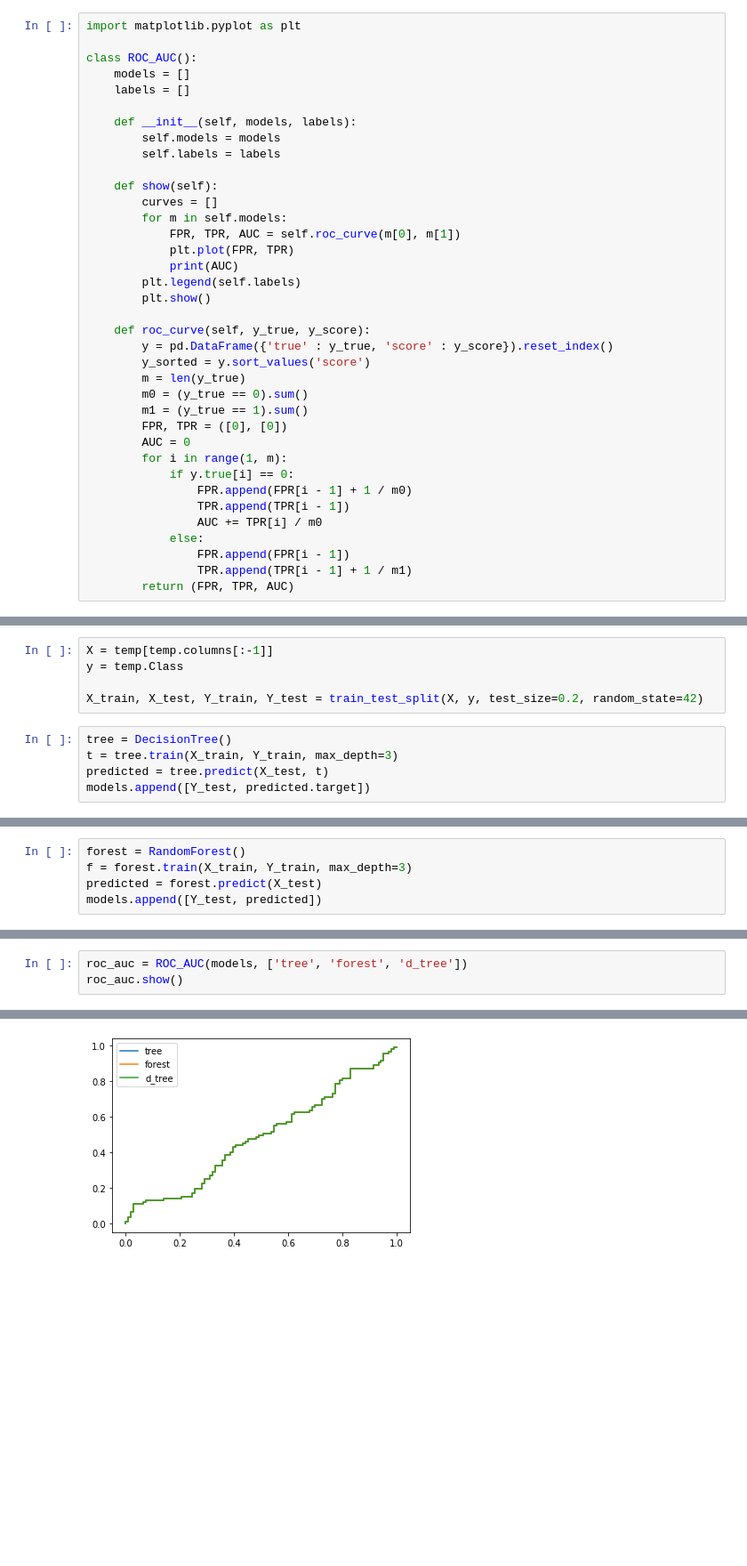
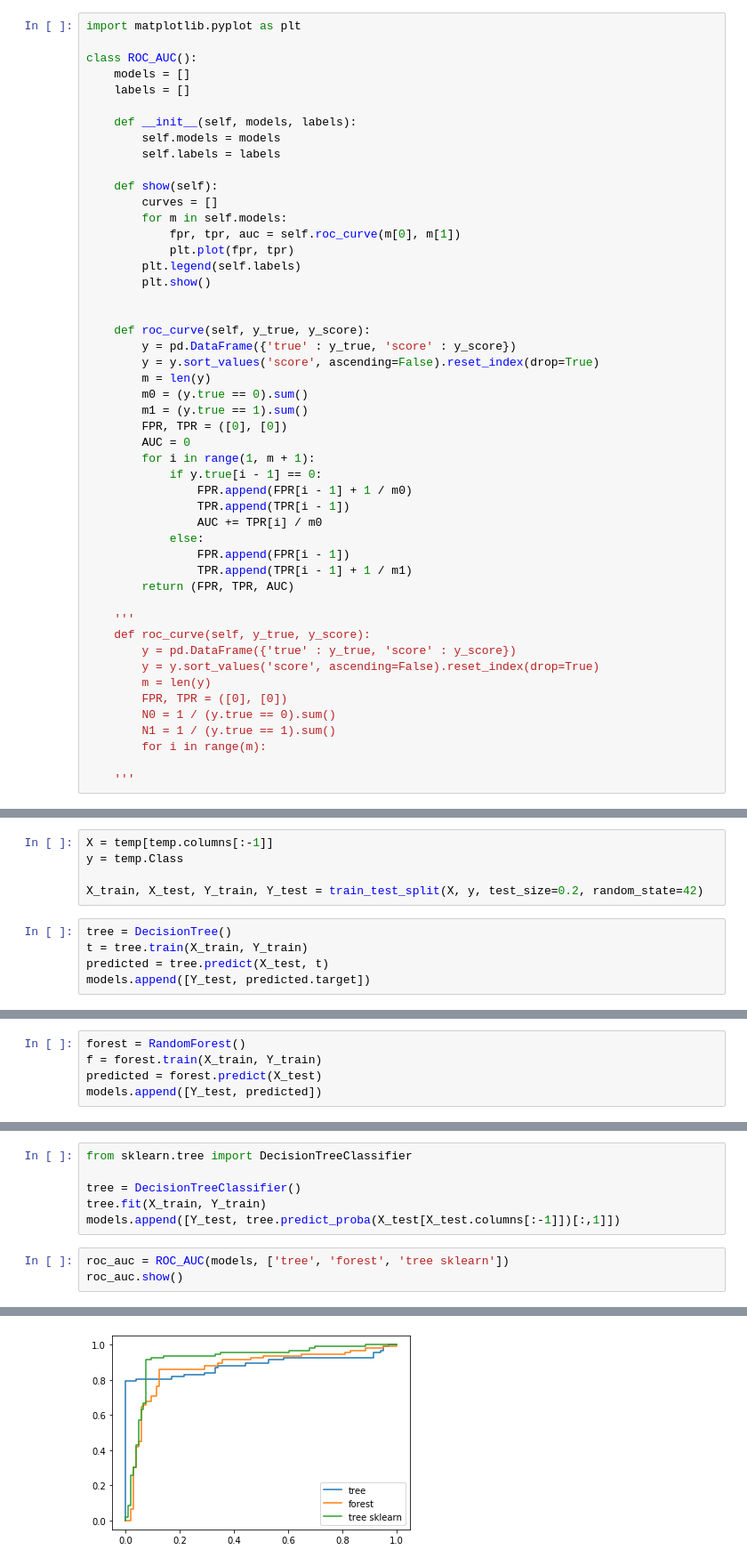
Before and after one commit to Knzaytsev/IntroductionToML, a Jupyter notebook: 2 lab/Lab2.ipynb, the cells around one changed output, grey strips where cells are left out. Shown at 89% size. Saved outputs shown, nothing was run; the diff lists cells and outputs as text; blank space fills up the shorter version.

Commit message:
Исправление рассчёта ROC curve

```diff
--- a/2 lab/Lab2.ipynb
+++ b/2 lab/Lab2.ipynb
@@ -222,22 +222,22 @@ class ROC_AUC():
     def show(self):
         curves = []
         for m in self.models:
-            FPR, TPR, AUC = self.roc_curve(m[0], m[1])
-            plt.plot(FPR, TPR)
-            print(AUC)
+            fpr, tpr, auc = self.roc_curve(m[0], m[1])
+            plt.plot(fpr, tpr)
         plt.legend(self.labels)
         plt.show()
 
+
     def roc_curve(self, y_true, y_score):
-        y = pd.DataFrame({'true' : y_true, 'score' : y_score}).reset_index()
-        y_sorted = y.sort_values('score')
-        m = len(y_true)
-        m0 = (y_true == 0).sum()
-        m1 = (y_true == 1).sum()
+        y = pd.DataFrame({'true' : y_true, 'score' : y_score})
+        y = y.sort_values('score', ascending=False).reset_index(drop=True)
+        m = len(y)
+        m0 = (y.true == 0).sum()
+        m1 = (y.true == 1).sum()
         FPR, TPR = ([0], [0])
         AUC = 0
-        for i in range(1, m):
-            if y.true[i] == 0:
+        for i in range(1, m + 1):
+            if y.true[i - 1] == 0:
                 FPR.append(FPR[i - 1] + 1 / m0)
                 TPR.append(TPR[i - 1])
                 AUC += TPR[i] / m0
@@ -245,6 +245,18 @@ class ROC_AUC():
                 FPR.append(FPR[i - 1])
                 TPR.append(TPR[i - 1] + 1 / m1)
         return (FPR, TPR, AUC)
+
+    '''
+    def roc_curve(self, y_true, y_score):
+        y = pd.DataFrame({'true' : y_true, 'score' : y_score})
+        y = y.sort_values('score', ascending=False).reset_index(drop=True)
+        m = len(y)
+        FPR, TPR = ([0], [0])
+        N0 = 1 / (y.true == 0).sum()
+        N1 = 1 / (y.true == 1).sum()
+        for i in range(m):
+
+    '''
 # %%
 def read_tree(t, tabs='', d=''):
     print(tabs+'predicate: ' + d)
@@ -283,7 +291,7 @@ y = temp.Class
 X_train, X_test, Y_train, Y_test = train_test_split(X, y, test_size=0.2, random_state=42)
 # %%
 tree = DecisionTree()
-t = tree.train(X_train, Y_train, max_depth=3)
+t = tree.train(X_train, Y_train)
 predicted = tree.predict(X_test, t)
 models.append([Y_test, predicted.target])
 # %% [output]
@@ -307,6 +312,6 @@ See the caveats in the documentation: https://pandas.pydata.org/pandas-docs/stab
 # %%
 forest = RandomForest()
-f = forest.train(X_train, Y_train, max_depth=3)
+f = forest.train(X_train, Y_train)
 predicted = forest.predict(X_test)
 models.append([Y_test, predicted])
 # %% [output]
@@ -323,4 +332,10 @@ See the caveats in the documentation: https://pandas.pydata.org/pandas-docs/stab
+# %%
+from sklearn.tree import DecisionTreeClassifier
+
+tree = DecisionTreeClassifier()
+tree.fit(X_train, Y_train)
+models.append([Y_test, tree.predict_proba(X_test[X_test.columns[:-1]])[:,1]])
 # %%
-roc_auc = ROC_AUC(models, ['tree', 'forest', 'd_tree'])
+roc_auc = ROC_AUC(models, ['tree', 'forest', 'tree sklearn'])
 roc_auc.show()
 # %% [output]
@@ -330 +342 @@ roc_auc.show()
-[figure, old version]
+[figure, new version]
```
Also changed, not shown: parts of 11 cells of this notebook.
